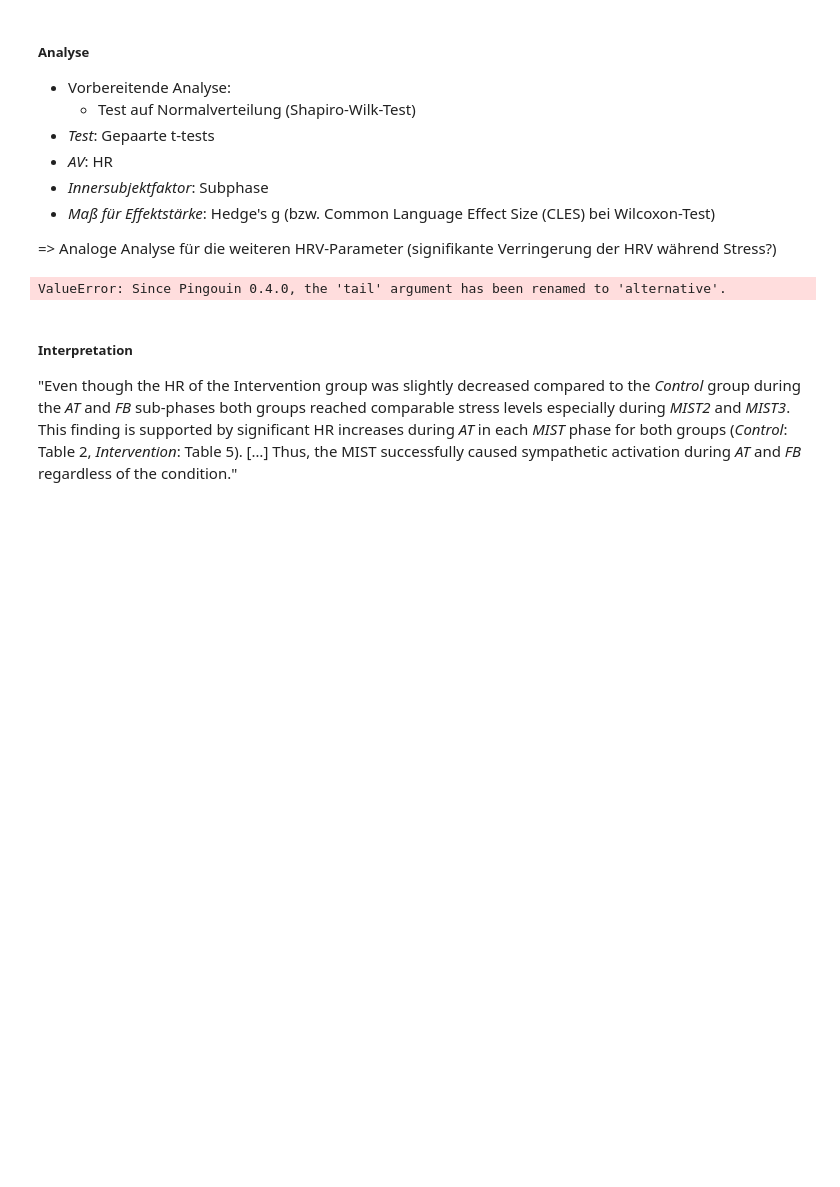
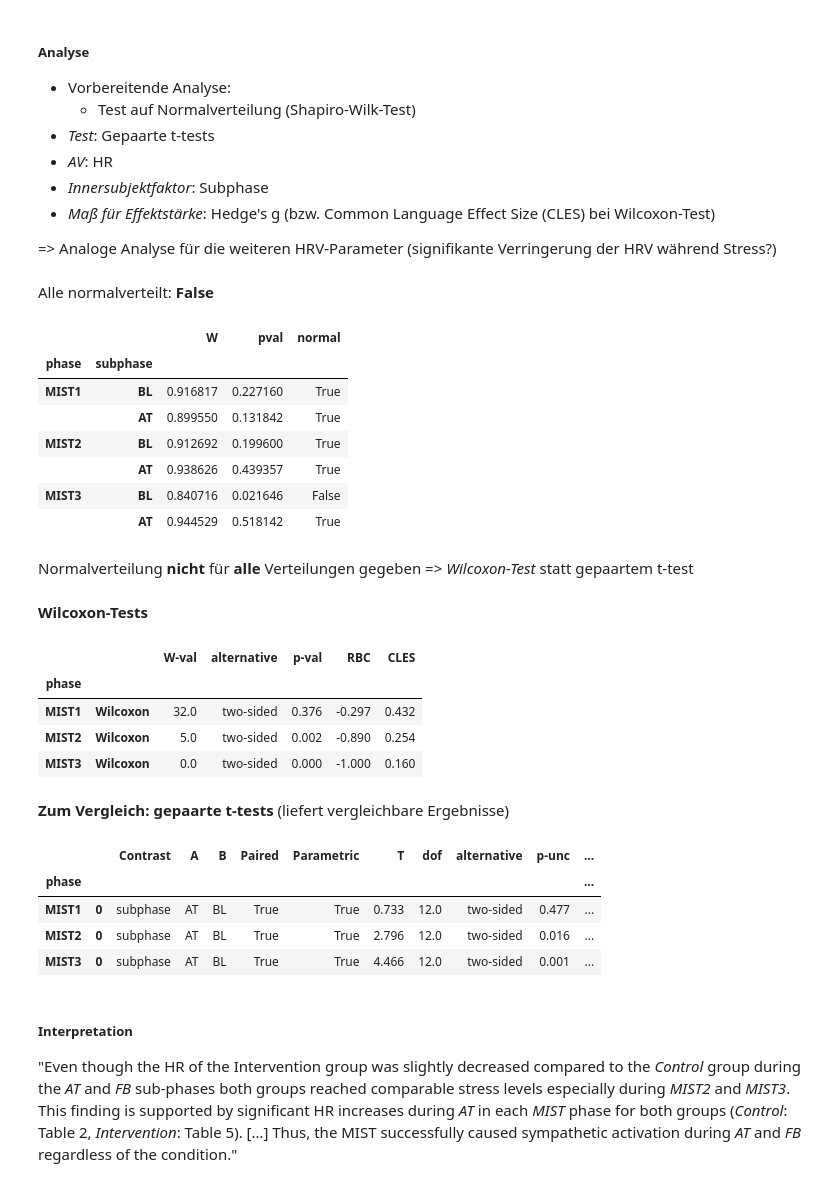
Before and after one commit to digikolleg-data-science-psychology/ads_lecture_notebooks, a Jupyter notebook: 08_Inferenzstatistik/Statistics_Pingouin.ipynb, the cells around one changed output. Cells and saved outputs as stored; diff of their text form; code cells hidden in the pictures; blank space fills up the shorter version.

```diff
--- a/08_Inferenzstatistik/Statistics_Pingouin.ipynb
+++ b/08_Inferenzstatistik/Statistics_Pingouin.ipynb
@@ -565,36 +565,57 @@ df_analysis = df_hr[[dv]].loc[pd.IndexSlice["Intervention", :, :, subphases]]
 
 # Test auf Normalverteilung
 df_norm = df_analysis.reset_index().groupby("phase").apply(
     lambda df: pg.normality(data=df, dv=dv, group="subphase")
 )
 
 # Wilcoxon-Tests pro MIST-Phase
 wilc_phase = df_analysis[dv].groupby("phase").apply(
     lambda df: pg.wilcoxon(
         x=df.xs("BL", level="subphase"),
-        y=df.xs("AT", level="subphase"), tail='one-sided'
+        y=df.xs("AT", level="subphase"),
     )
 )
 
 # Zum Vergleich: gepaarte t-tests pro MIST-Phase
 tt_phase = df_analysis.reset_index().groupby("phase").apply(
-    lambda df: pg.pairwise_ttests(
+    lambda df: pg.pairwise_tests(
         data=df, dv=dv, within="subphase",
         subject="subject", effsize="hedges"
     )
 )
 
 # Ausgabe
 display(Markdown("Alle normalverteilt: **{}**".format(df_norm['normal'].all())))
 display(df_norm)
 display(Markdown("Normalverteilung **nicht** für **alle** Verteilungen gegeben => *Wilcoxon-Test* statt gepaartem t-test"))
 
 display(Markdown("**Wilcoxon-Tests**"))
 display(wilc_phase.round(3))
 display(Markdown("**Zum Vergleich: gepaarte t-tests** (liefert vergleichbare Ergebnisse)"))
 display(tt_phase.round(3))
 # %% [output]
-ValueError: Since Pingouin 0.4.0, the 'tail' argument has been renamed to 'alternative'.
+Alle normalverteilt: **False**
+|  |  | W | pval | normal |
+| phase | subphase |  |  |  |
+| MIST1 | BL | 0.916817 | 0.227160 | True |
+|  | AT | 0.899550 | 0.131842 | True |
+| MIST2 | BL | 0.912692 | 0.199600 | True |
+|  | AT | 0.938626 | 0.439357 | True |
+| MIST3 | BL | 0.840716 | 0.021646 | False |
+|  | AT | 0.944529 | 0.518142 | True |
+Normalverteilung **nicht** für **alle** Verteilungen gegeben => *Wilcoxon-Test* statt gepaartem t-test
+**Wilcoxon-Tests**
+|  |  | W-val | alternative | p-val | RBC | CLES |
+| phase |  |  |  |  |  |  |
+| MIST1 | Wilcoxon | 32.0 | two-sided | 0.376 | -0.297 | 0.432 |
+| MIST2 | Wilcoxon | 5.0 | two-sided | 0.002 | -0.890 | 0.254 |
+| MIST3 | Wilcoxon | 0.0 | two-sided | 0.000 | -1.000 | 0.160 |
+**Zum Vergleich: gepaarte t-tests** (liefert vergleichbare Ergebnisse)
+|  |  | Contrast | A | B | Paired | Parametric | T | dof | alternative | p-unc | ... |
+| phase |  |  |  |  |  |  |  |  |  |  | ... |
+| MIST1 | 0 | subphase | AT | BL | True | True | 0.733 | 12.0 | two-sided | 0.477 | ... |
+| MIST2 | 0 | subphase | AT | BL | True | True | 2.796 | 12.0 | two-sided | 0.016 | ... |
+| MIST3 | 0 | subphase | AT | BL | True | True | 4.466 | 12.0 | two-sided | 0.001 | ... |
 # %% [markdown]
 ##### Interpretation
 
```
Also changed, not shown: parts of 13 cells of this notebook.
